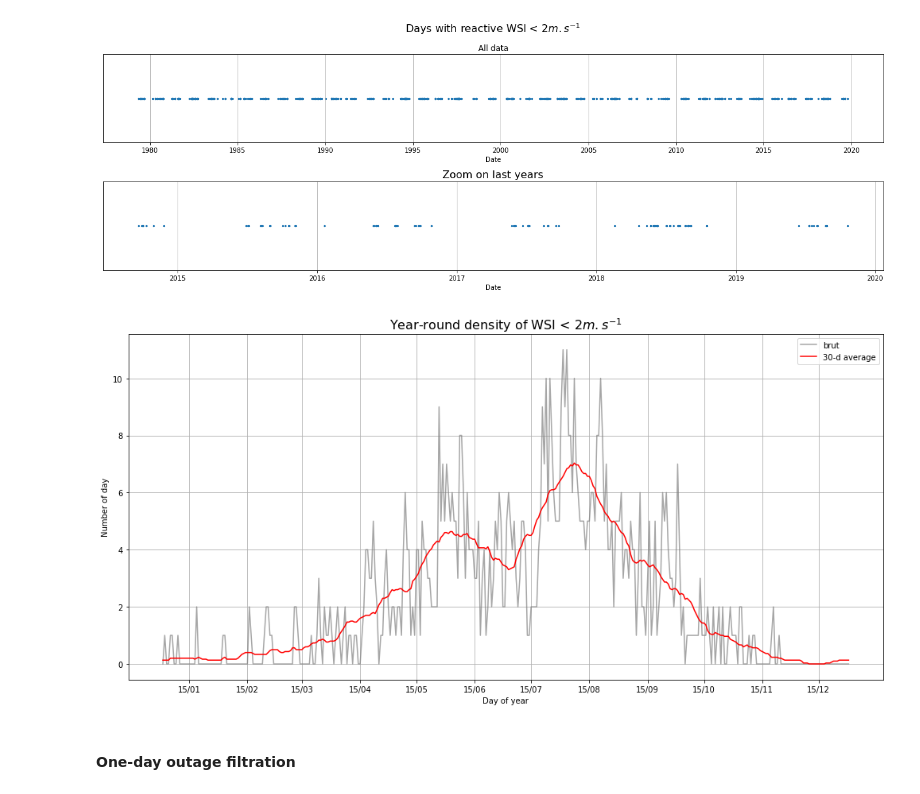
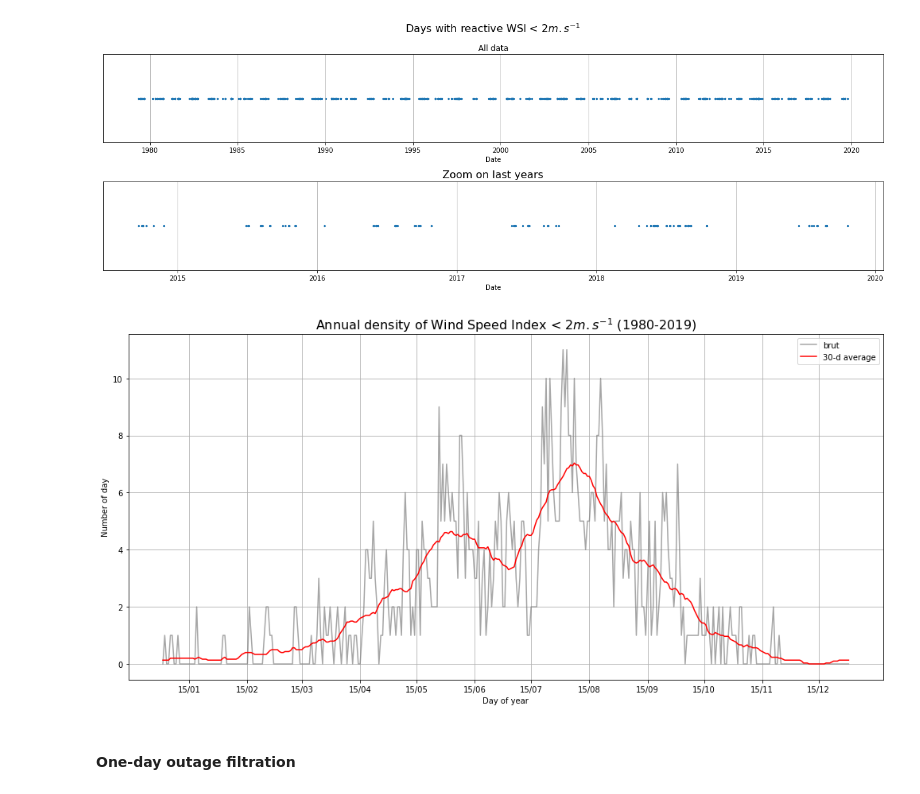
Before and after one commit to bchatelon/year_weather_regime, a Jupyter notebook: wind_outage.ipynb, the cells around one changed output. Cells and saved outputs as stored; diff of their text form; code cells hidden in the pictures.

```diff
--- a/wind_outage.ipynb
+++ b/wind_outage.ipynb
@@ -344,18 +360,18 @@ WSI_u2_density = WSI_u2_density.assign_coords({'date' : ('dayofyear', dates)}).d
 # %%
 fig = plt.figure(figsize=(17, 8))
 
 ax = fig.add_subplot(1, 1, 1)
-ax.set_title(f'Year-round density of WSI < {treshold}$m.s^{{-1}}$', fontsize = 16)
+ax.set_title(f'Annual density of Wind Speed Index < {treshold}$m.s^{{-1}}$ (1980-2019)', fontsize = 16)
 ax.plot(WSI_u2_density.date.values, WSI_u2_density, color = 'gray', alpha = 0.7, zorder = 2, label = 'brut')
 ax.plot(WSI_u2_density.date.values, WSI_u2_smooth_density, color = 'red', zorder = 3, label = '30-d average')
 ax.set_xlabel('Day of year')
 ax.xaxis.set_major_locator(x_locator)
 ax.set_ylabel('Number of day')
 ax.grid(zorder = 1)
 ax.legend()
 plt.show()
 # %% [output]
-[figure, old version]
+[figure, new version]
 # %% [markdown]
 #### One-day outage filtration
 # %%
```
Also changed, not shown: parts of 22 cells of this notebook.
